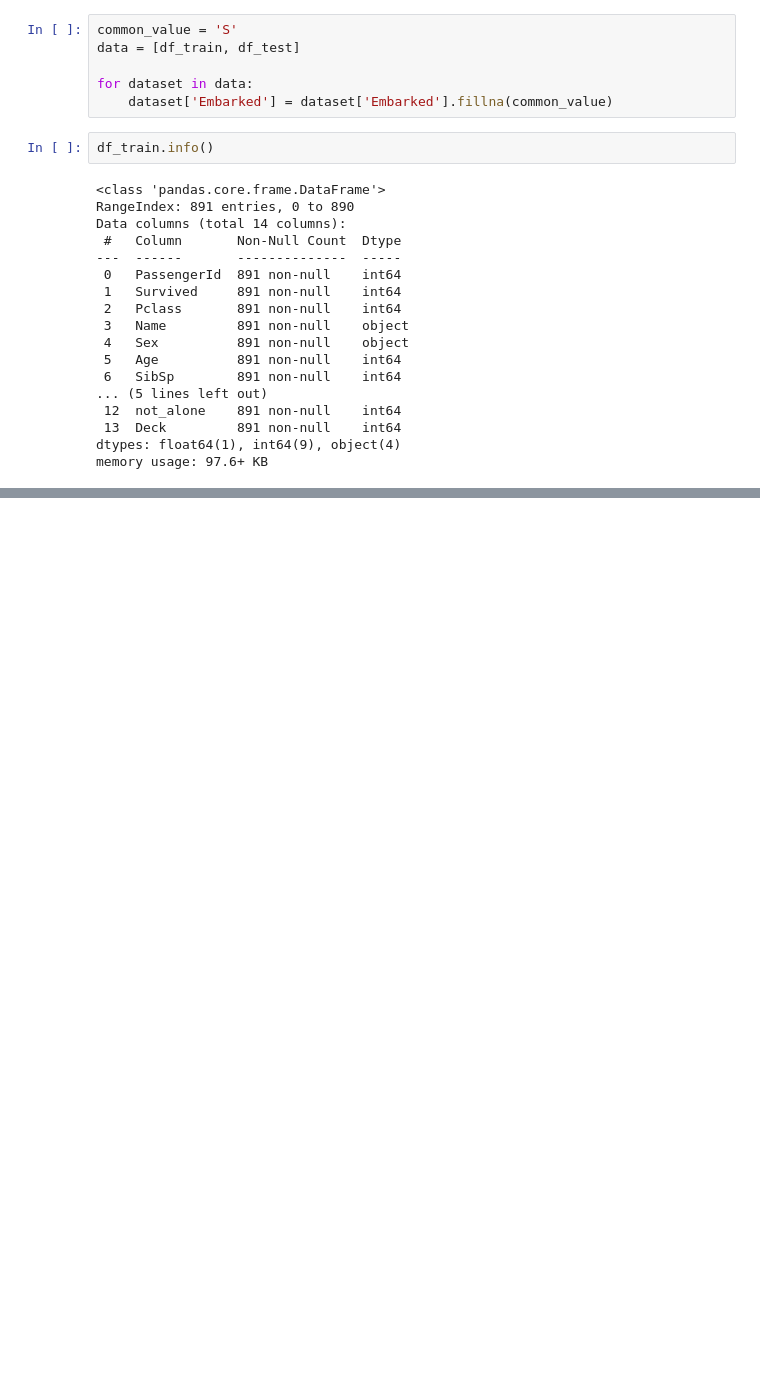
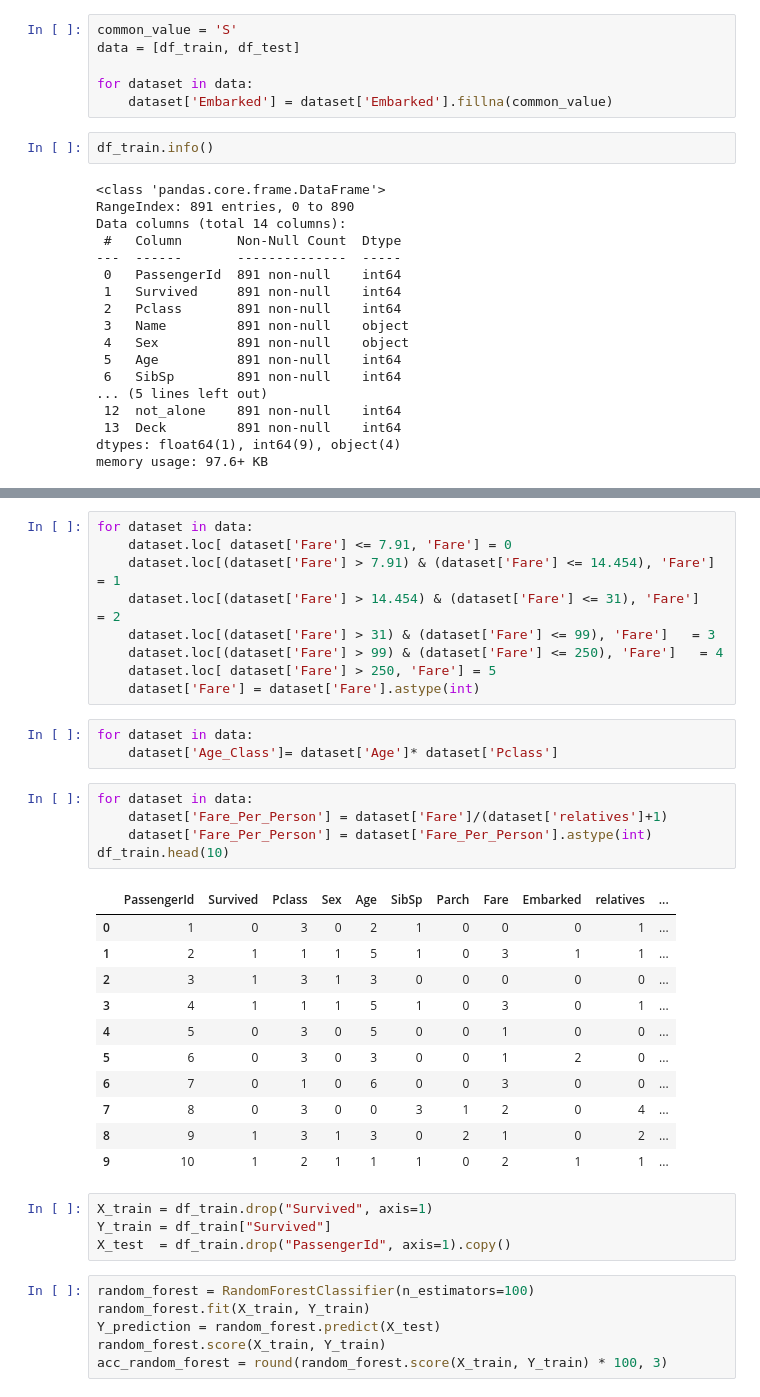
Before and after one commit to HowkMii/Titanic-ML-competition-kaggle, a Jupyter notebook: titanic.ipynb, the cells around one changed output, grey strips where cells are left out. Cells and saved outputs as stored; diff of their text form; blank space fills up the shorter version.

```diff
--- a/titanic.ipynb
+++ b/titanic.ipynb
@@ -259,0 +332,39 @@ memory usage: 97.6+ KB
+# %%
+for dataset in data:
+    dataset.loc[ dataset['Fare'] <= 7.91, 'Fare'] = 0
+    dataset.loc[(dataset['Fare'] > 7.91) & (dataset['Fare'] <= 14.454), 'Fare'] = 1
+    dataset.loc[(dataset['Fare'] > 14.454) & (dataset['Fare'] <= 31), 'Fare']   = 2
+    dataset.loc[(dataset['Fare'] > 31) & (dataset['Fare'] <= 99), 'Fare']   = 3
+    dataset.loc[(dataset['Fare'] > 99) & (dataset['Fare'] <= 250), 'Fare']   = 4
+    dataset.loc[ dataset['Fare'] > 250, 'Fare'] = 5
+    dataset['Fare'] = dataset['Fare'].astype(int)
+# %%
+for dataset in data:
+    dataset['Age_Class']= dataset['Age']* dataset['Pclass']
+# %%
+for dataset in data:
+    dataset['Fare_Per_Person'] = dataset['Fare']/(dataset['relatives']+1)
+    dataset['Fare_Per_Person'] = dataset['Fare_Per_Person'].astype(int)
+df_train.head(10)
+# %% [output]
+|  | PassengerId | Survived | Pclass | Sex | Age | SibSp | Parch | Fare | Embarked | relatives | ... |
+| 0 | 1 | 0 | 3 | 0 | 2 | 1 | 0 | 0 | 0 | 1 | ... |
+| 1 | 2 | 1 | 1 | 1 | 5 | 1 | 0 | 3 | 1 | 1 | ... |
+| 2 | 3 | 1 | 3 | 1 | 3 | 0 | 0 | 0 | 0 | 0 | ... |
+| 3 | 4 | 1 | 1 | 1 | 5 | 1 | 0 | 3 | 0 | 1 | ... |
+| 4 | 5 | 0 | 3 | 0 | 5 | 0 | 0 | 1 | 0 | 0 | ... |
+| 5 | 6 | 0 | 3 | 0 | 3 | 0 | 0 | 1 | 2 | 0 | ... |
+| 6 | 7 | 0 | 1 | 0 | 6 | 0 | 0 | 3 | 0 | 0 | ... |
+| 7 | 8 | 0 | 3 | 0 | 0 | 3 | 1 | 2 | 0 | 4 | ... |
+| 8 | 9 | 1 | 3 | 1 | 3 | 0 | 2 | 1 | 0 | 2 | ... |
+| 9 | 10 | 1 | 2 | 1 | 1 | 1 | 0 | 2 | 1 | 1 | ... |
+# %%
+X_train = df_train.drop("Survived", axis=1)
+Y_train = df_train["Survived"]
+X_test  = df_train.drop("PassengerId", axis=1).copy()
+# %%
+random_forest = RandomForestClassifier(n_estimators=100)
+random_forest.fit(X_train, Y_train)
+Y_prediction = random_forest.predict(X_test)
+random_forest.score(X_train, Y_train)
+acc_random_forest = round(random_forest.score(X_train, Y_train) * 100, 3)
```
Also changed, not shown: parts of 9 cells of this notebook.
